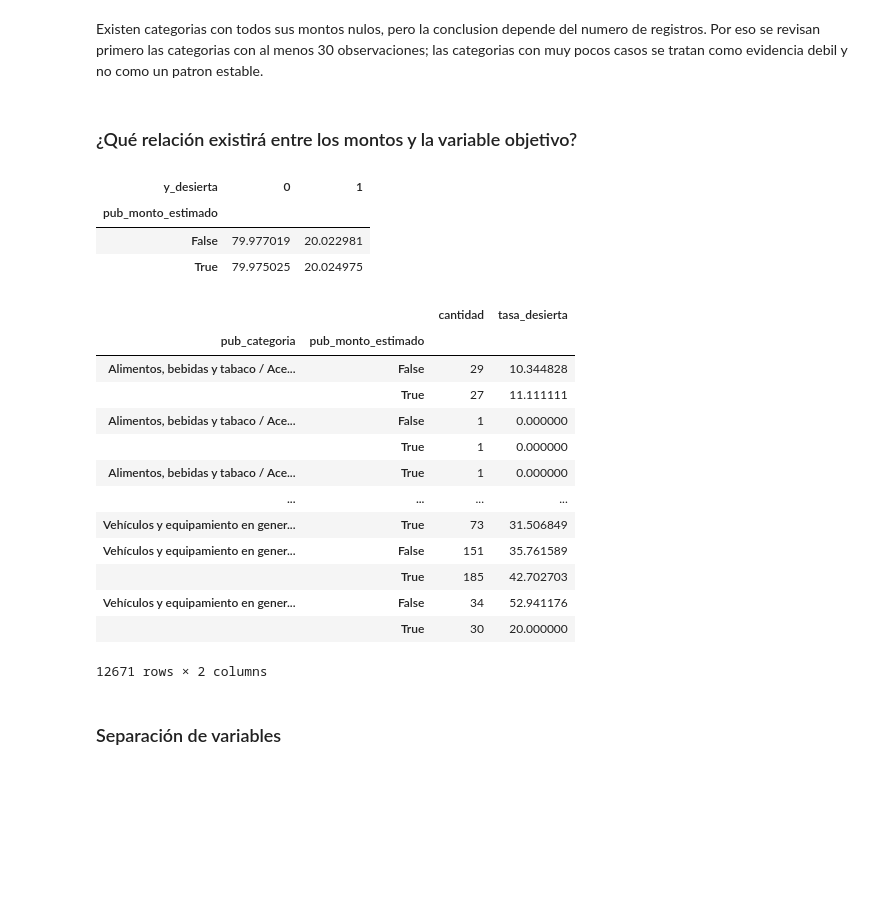
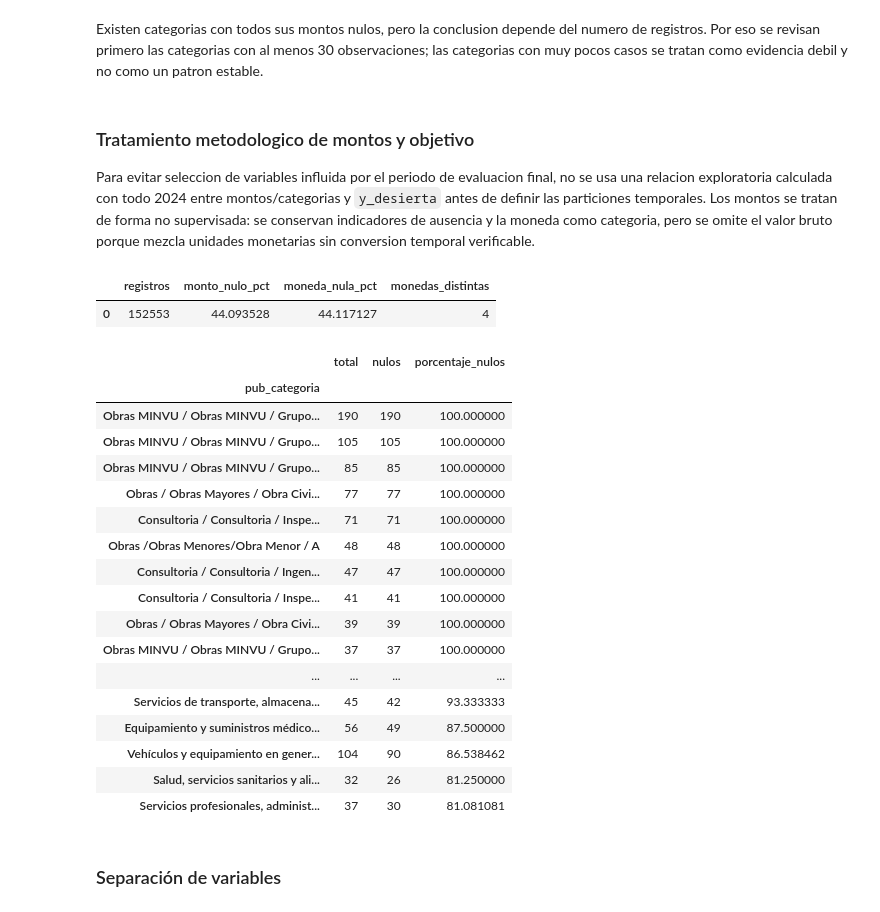
Before and after one commit to EduardoPerezMir/Tarea-2-ML, a Jupyter notebook: Pregunta2.ipynb, the cells around one changed output. Cells and saved outputs as stored; diff of their text form; code cells hidden in the pictures; blank space fills up the shorter version.

Commit message:
fix_data_leakage

```diff
--- a/Pregunta2.ipynb
+++ b/Pregunta2.ipynb
@@ -264,42 +265,43 @@ resumen_categoria_montos[
 # %% [markdown]
 Existen categorias con todos sus montos nulos, pero la conclusion depende del numero de registros. Por eso se revisan primero las categorias con al menos 30 observaciones; las categorias con muy pocos casos se tratan como evidencia debil y no como un patron estable.
 # %% [markdown]
-### ¿Qué relación existirá entre los montos y la variable objetivo?
+### Tratamiento metodologico de montos y objetivo
+
+Para evitar seleccion de variables influida por el periodo de evaluacion final, no se usa una relacion exploratoria calculada con todo 2024 entre montos/categorias y `y_desierta` antes de definir las particiones temporales. Los montos se tratan de forma no supervisada: se conservan indicadores de ausencia y la moneda como categoria, pero se omite el valor bruto porque mezcla unidades monetarias sin conversion temporal verificable.
 # %%
-pd.crosstab(
-    train_df["pub_monto_estimado"].isna(),
-    train_df["y_desierta"],
-    normalize="index"
-) * 100
+resumen_monto_no_supervisado = pd.DataFrame({
+    "registros": [len(train_df)],
+    "monto_nulo_pct": [train_df["pub_monto_estimado"].isna().mean() * 100],
+    "moneda_nula_pct": [train_df["pub_moneda"].isna().mean() * 100],
+    "monedas_distintas": [train_df["pub_moneda"].nunique(dropna=True)]
+})
+resumen_monto_no_supervisado
 # %% [output]
-| y_desierta | 0 | 1 |
-| pub_monto_estimado |  |  |
-| False | 79.977019 | 20.022981 |
-| True | 79.975025 | 20.024975 |
+|  | registros | monto_nulo_pct | moneda_nula_pct | monedas_distintas |
+| 0 | 152553 | 44.093528 | 44.117127 | 4 |
 # %%
-train_df.groupby(
-    ["pub_categoria", train_df["pub_monto_estimado"].isna()]
-)["y_desierta"].agg(
-    cantidad="count",
-    tasa_desierta="mean"
-).assign(
-    tasa_desierta=lambda x: x["tasa_desierta"] * 100
-)
+resumen_categoria_montos[
+    resumen_categoria_montos["total"] >= 30
+].sort_values(["porcentaje_nulos", "total"], ascending=[False, False]).head(20)
 # %% [output]
-|  |  | cantidad | tasa_desierta |
-| pub_categoria | pub_monto_estimado |  |  |
-| Alimentos, bebidas y tabaco / Ace... | False | 29 | 10.344828 |
-|  | True | 27 | 11.111111 |
-| Alimentos, bebidas y tabaco / Ace... | False | 1 | 0.000000 |
-|  | True | 1 | 0.000000 |
-| Alimentos, bebidas y tabaco / Ace... | True | 1 | 0.000000 |
+|  | total | nulos | porcentaje_nulos |
+| pub_categoria |  |  |  |
+| Obras MINVU / Obras MINVU / Grupo... | 190 | 190 | 100.000000 |
+| Obras MINVU / Obras MINVU / Grupo... | 105 | 105 | 100.000000 |
+| Obras MINVU / Obras MINVU / Grupo... | 85 | 85 | 100.000000 |
+| Obras / Obras Mayores / Obra Civi... | 77 | 77 | 100.000000 |
+| Consultoria / Consultoria / Inspe... | 71 | 71 | 100.000000 |
+| Obras /Obras Menores/Obra Menor / A | 48 | 48 | 100.000000 |
+| Consultoria / Consultoria / Ingen... | 47 | 47 | 100.000000 |
+| Consultoria / Consultoria / Inspe... | 41 | 41 | 100.000000 |
+| Obras / Obras Mayores / Obra Civi... | 39 | 39 | 100.000000 |
+| Obras MINVU / Obras MINVU / Grupo... | 37 | 37 | 100.000000 |
 | ... | ... | ... | ... |
-| Vehículos y equipamiento en gener... | True | 73 | 31.506849 |
-| Vehículos y equipamiento en gener... | False | 151 | 35.761589 |
-|  | True | 185 | 42.702703 |
-| Vehículos y equipamiento en gener... | False | 34 | 52.941176 |
-|  | True | 30 | 20.000000 |
+| Servicios de transporte, almacena... | 45 | 42 | 93.333333 |
+| Equipamiento y suministros médico... | 56 | 49 | 87.500000 |
+| Vehículos y equipamiento en gener... | 104 | 90 | 86.538462 |
+| Salud, servicios sanitarios y ali... | 32 | 26 | 81.250000 |
+| Servicios profesionales, administ... | 37 | 30 | 81.081081 |
-12671 rows × 2 columns
 # %% [markdown]
 ### Separación de variables
 # %%
```
Also changed, not shown: parts of 15 cells of this notebook, 2 other files.
